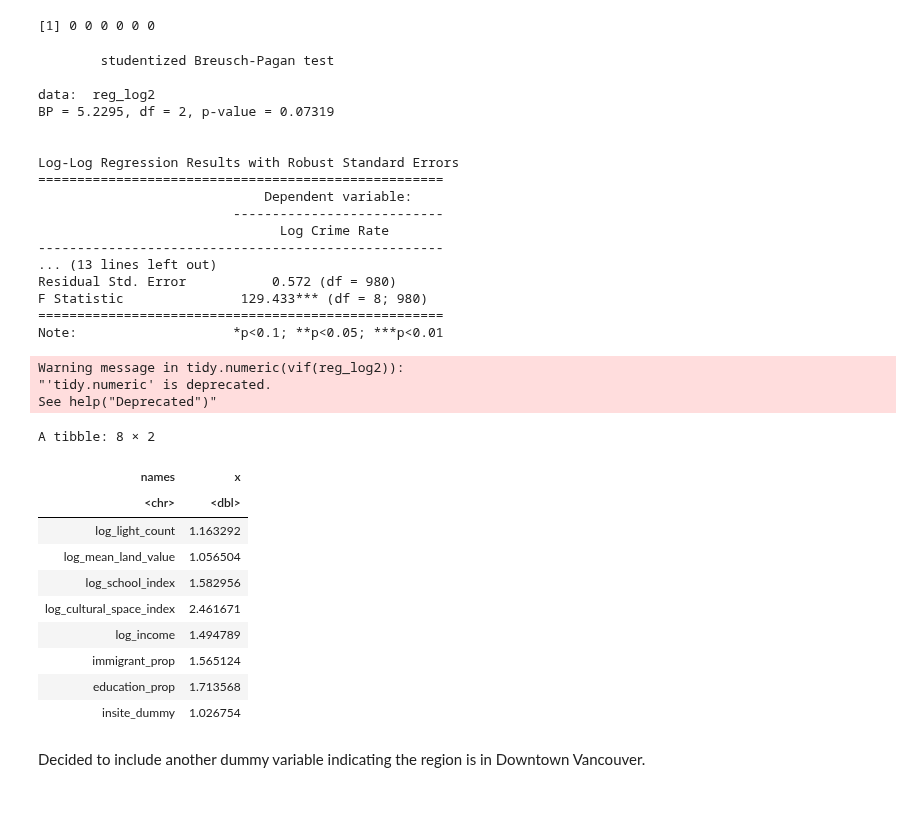
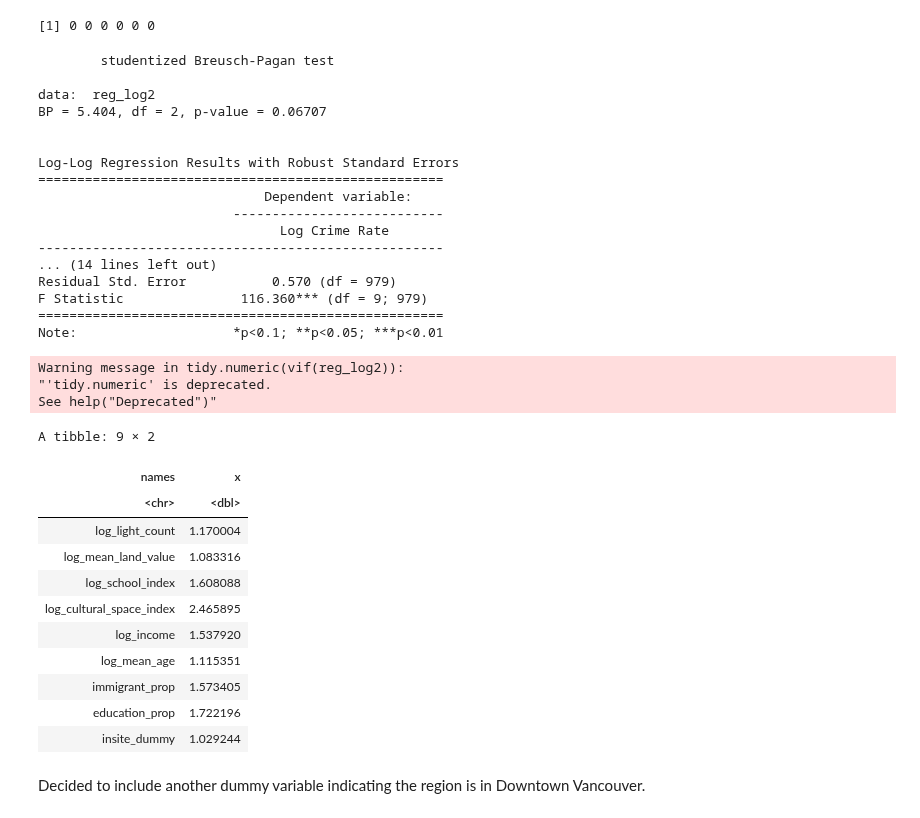
Before and after one commit to Irene-Berezin/econ326, a Jupyter notebook: project_workbook.ipynb, the cells around one changed output. Cells and saved outputs as stored; diff of their text form; code cells hidden in the pictures.

```diff
--- a/project_workbook.ipynb
+++ b/project_workbook.ipynb
@@ -516,53 +569,54 @@ head(census_index_crime_log$insite_dummy)
 # %%
 # Adding insite to our model
 reg_log2 <- lm(log_crime_rate ~ log_light_count+ log_mean_land_value + log_school_index + log_cultural_space_index
-               + log_income + immigrant_prop + education_prop + insite_dummy,
+               + log_income + log_mean_age + immigrant_prop + education_prop + insite_dummy,
               data = census_index_crime_log)
 
 white_test <- bptest(reg_log2, ~ fitted(reg_log2) + I(fitted(reg_log2)^2), data = census_index_crime_log)
 print(white_test)
 
 robust_se2 <- sqrt(diag(vcovHC(reg_log2, type = "HC1")))
 
 stargazer(reg_log2, type = "text",
         title = "Log-Log Regression Results with Robust Standard Errors",
         dep.var.labels = c("Log Crime Rate"),
         # se = list(robust_se2),
         single.row=TRUE)
 
 vif(reg_log2)|>tidy()
 # %% [output]
         studentized Breusch-Pagan test
 
 data:  reg_log2
-BP = 5.2295, df = 2, p-value = 0.07319
+BP = 5.404, df = 2, p-value = 0.06707
 
 
 Log-Log Regression Results with Robust Standard Errors
 ====================================================
                              Dependent variable:
                          ---------------------------
                                Log Crime Rate
 ----------------------------------------------------
-... (13 lines left out)
-Residual Std. Error           0.572 (df = 980)
-F Statistic               129.433*** (df = 8; 980)
+... (14 lines left out)
+Residual Std. Error           0.570 (df = 979)
+F Statistic               116.360*** (df = 9; 979)
 ====================================================
 Note:                    *p<0.1; **p<0.05; ***p<0.01
 Warning message in tidy.numeric(vif(reg_log2)):
 "'tidy.numeric' is deprecated.
 See help("Deprecated")"
-A tibble: 8 × 2
+A tibble: 9 × 2
 | names | x |
 | <chr> | <dbl> |
-| log_light_count | 1.163292 |
-| log_mean_land_value | 1.056504 |
-| log_school_index | 1.582956 |
-| log_cultural_space_index | 2.461671 |
-| log_income | 1.494789 |
-| immigrant_prop | 1.565124 |
-| education_prop | 1.713568 |
-| insite_dummy | 1.026754 |
+| log_light_count | 1.170004 |
+| log_mean_land_value | 1.083316 |
+| log_school_index | 1.608088 |
+| log_cultural_space_index | 2.465895 |
+| log_income | 1.537920 |
+| log_mean_age | 1.115351 |
+| immigrant_prop | 1.573405 |
+| education_prop | 1.722196 |
+| insite_dummy | 1.029244 |
 # %% [markdown]
 Decided to include another dummy variable indicating the region is in Downtown Vancouver.
 # %%
```
Also changed, not shown: parts of 30 cells of this notebook.
